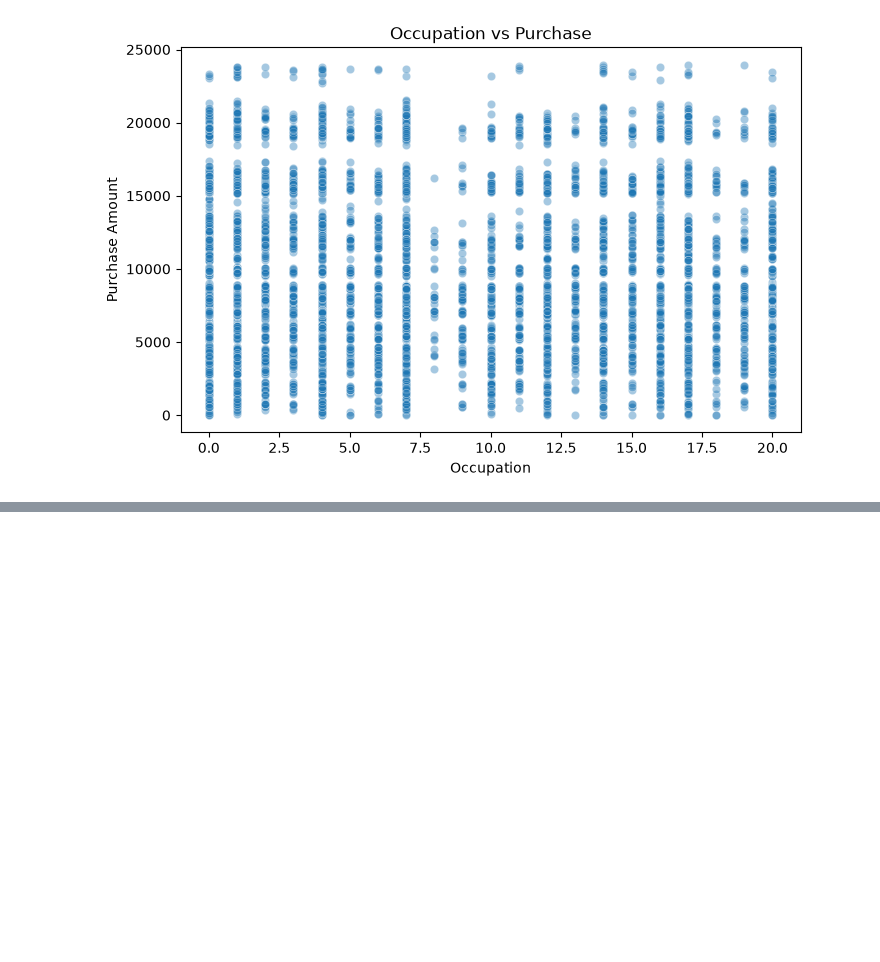
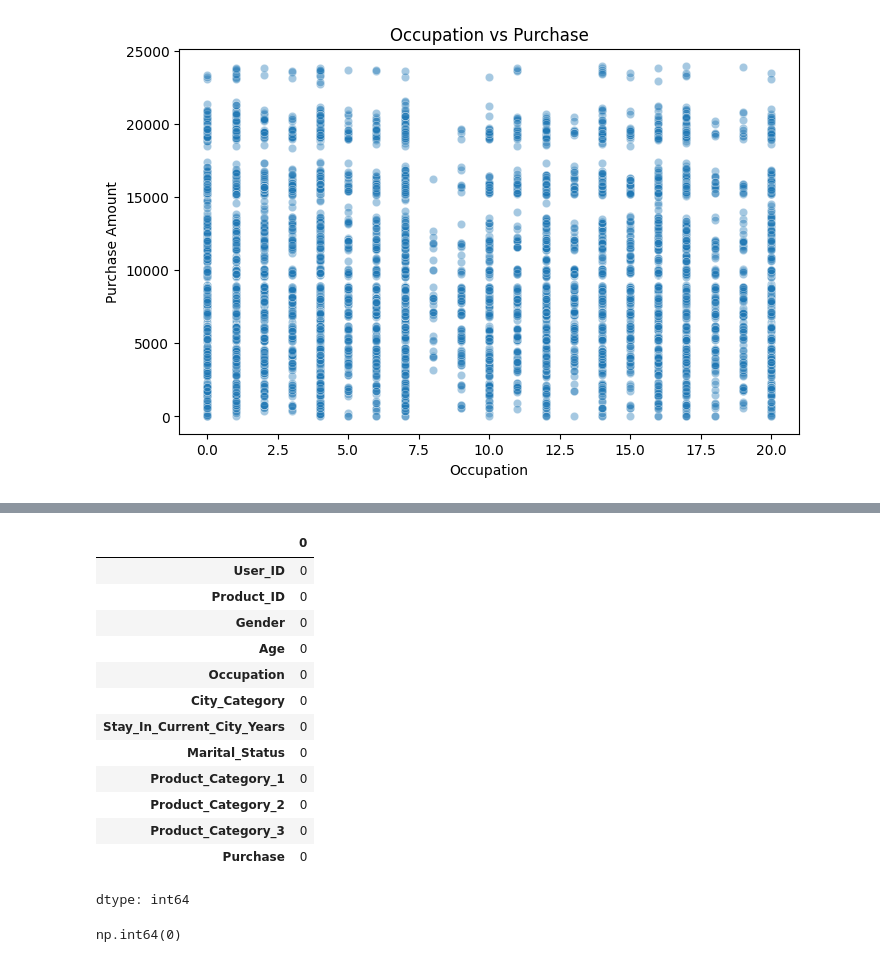
Before and after one commit to snehitha-araveti/ML-Capstone-Project-2026, a Jupyter notebook: notebooks/regression.ipynb, the cells around one changed output, grey strips where cells are left out. Saved outputs shown, nothing was run; the diff lists cells and outputs as text; code cells hidden in the pictures; blank space fills up the shorter version.

```diff
--- a/notebooks/regression.ipynb
+++ b/notebooks/regression.ipynb
@@ -213,0 +253,24 @@ plt.show()
+# %%
+df["Product_Category_2"] = df["Product_Category_2"].fillna(df["Product_Category_2"].median())
+df["Product_Category_3"] = df["Product_Category_3"].fillna(df["Product_Category_3"].median())
+# %%
+df.isnull().sum()
+# %% [output]
+|  | 0 |
+| User_ID | 0 |
+| Product_ID | 0 |
+| Gender | 0 |
+| Age | 0 |
+| Occupation | 0 |
+| City_Category | 0 |
+| Stay_In_Current_City_Years | 0 |
+| Marital_Status | 0 |
+| Product_Category_1 | 0 |
+| Product_Category_2 | 0 |
+| Product_Category_3 | 0 |
+| Purchase | 0 |
+dtype: int64
+# %%
+df.duplicated().sum()
+# %% [output]
+np.int64(0)
```
Also changed, not shown: parts of 28 cells of this notebook.
